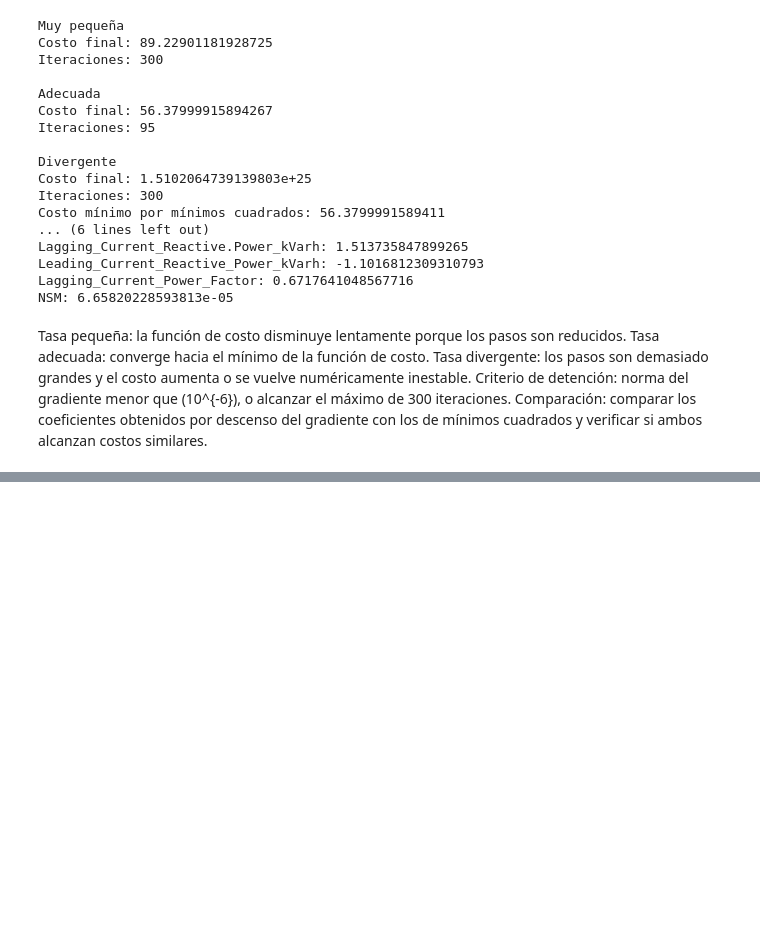
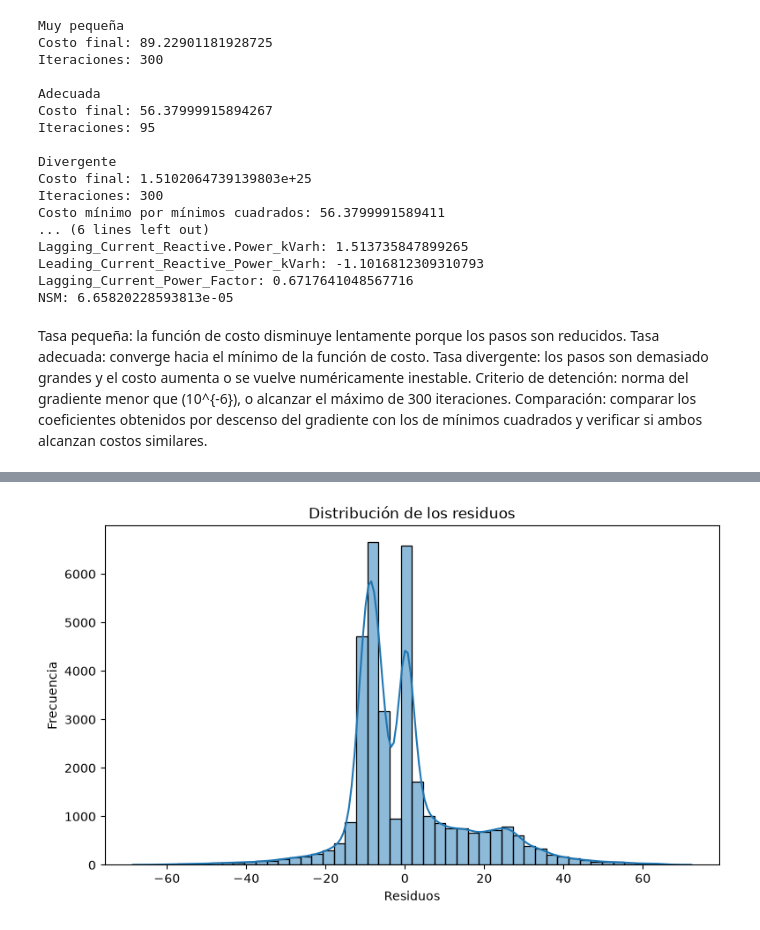
Before and after one commit to kbarnasthpol/tp-mate-4, a Jupyter notebook: ResolucionTpMia.ipynb, the cells around one changed output, grey strips where cells are left out. Cells and saved outputs as stored; diff of their text form; code cells hidden in the pictures; blank space fills up the shorter version.

```diff
--- a/ResolucionTpMia.ipynb
+++ b/ResolucionTpMia.ipynb
@@ -351,0 +395,97 @@ Comparación: comparar los coeficientes obtenidos por descenso del gradiente con
+# %%
+import numpy as np
+import pandas as pd
+import matplotlib.pyplot as plt
+import seaborn as sns
+
+from sklearn.linear_model import LinearRegression
+from scipy import stats
+from statsmodels.graphics.tsaplots import plot_acf
+from statsmodels.stats.stattools import durbin_watson
+
+# ---------------------------------------
+# 1. AJUSTAR EL MODELO DE REGRESIÓN
+# ---------------------------------------
+
+x = df_fabrica[["Lagging_Current_Reactive.Power_kVarh"]]
+y = df_fabrica["Usage_kWh"]
+
+modelo = LinearRegression()
+modelo.fit(x, y)
+
+# Consumos estimados
+y_estimado = modelo.predict(x)
+
+# Residuos: consumo real - consumo estimado
+residuos = y - y_estimado
+
+# ---------------------------------------
+# 2. HISTOGRAMA DE LOS RESIDUOS
+# ---------------------------------------
+
+plt.figure(figsize=(9, 5))
+
+sns.histplot(residuos, kde=True, bins=50)
+
+plt.title("Distribución de los residuos")
+plt.xlabel("Residuos")
+plt.ylabel("Frecuencia")
+
+plt.show()
+
+# ---------------------------------------
+# 3. GRÁFICO Q-Q
+# ---------------------------------------
+
+plt.figure(figsize=(7, 5))
+
+stats.probplot(residuos, dist="norm", plot=plt)
+
+plt.title("Gráfico Q-Q de los residuos")
+plt.show()
+
+# ---------------------------------------
+# 4. ORDENAR LOS DATOS CRONOLÓGICAMENTE
+# ---------------------------------------
+
+# Convertimos la fecha al formato datetime
+fechas = pd.to_datetime(df_fabrica["date"], dayfirst=True)
+
+# Ordenamos los residuos según la fecha
+orden = np.argsort(fechas.to_numpy())
+residuos_ordenados = residuos.iloc[orden].reset_index(drop=True)
+
+# ---------------------------------------
+# 5. AUTOCORRELACIÓN
+# ---------------------------------------
+
+plt.figure(figsize=(10, 5))
+
+plot_acf(residuos_ordenados, lags=40)
+
+plt.title("Autocorrelación de los residuos")
+plt.xlabel("Retardo (intervalos de 15 minutos)")
+plt.ylabel("Autocorrelación")
+
+plt.show()
+
+# ---------------------------------------
+# 6. INDICADORES NUMÉRICOS
+# ---------------------------------------
+
+asimetria = stats.skew(residuos)
+curtosis = stats.kurtosis(residuos)
+autocorrelacion = residuos_ordenados.autocorr(lag=1)
+dw = durbin_watson(residuos_ordenados)
+
+print("ANÁLISIS DE LOS RESIDUOS")
+print("------------------------")
+print("Cantidad de observaciones:", len(residuos))
+print("Media:", np.mean(residuos))
+print("Desvío estándar:", np.std(residuos))
+print("Asimetría:", asimetria)
+print("Curtosis excedente:", curtosis)
+print("Autocorrelación (lag 1):", autocorrelacion)
+print("Durbin-Watson:", dw)
+# %% [output]
+[figure, added]
```
Also changed, not shown: parts of 34 cells of this notebook.
